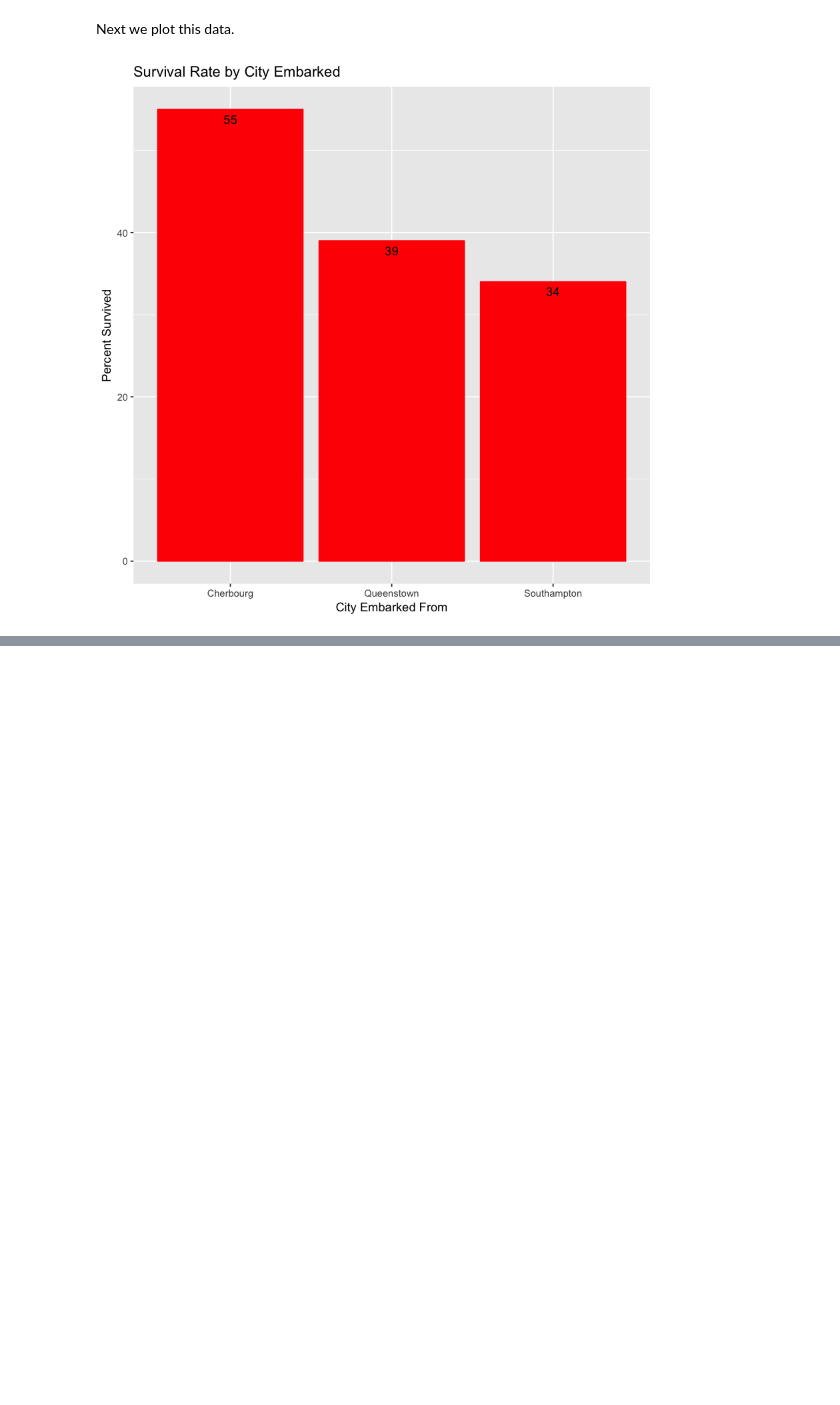
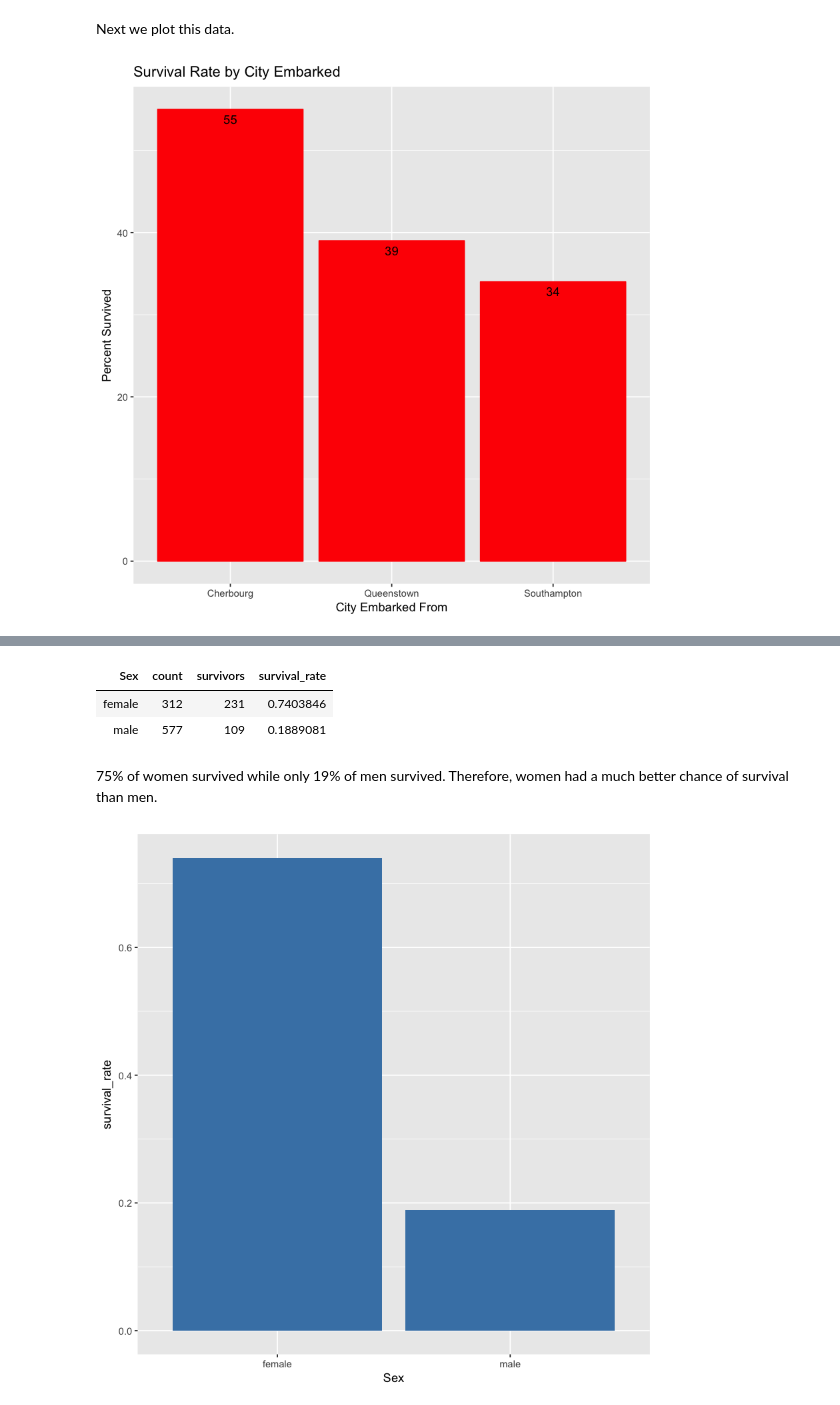
Before and after one commit to tjbencomo/Titanic, a Jupyter notebook: Tomas_Exploration.ipynb, the cells around one changed output, grey strips where cells are left out. Saved outputs shown, nothing was run; the diff lists cells and outputs as text; code cells hidden in the pictures; blank space fills up the shorter version.

```diff
--- a/Tomas_Exploration.ipynb
+++ b/Tomas_Exploration.ipynb
@@ -74,0 +75,14 @@ p
+# %%
+sex_df <- data %>% select(Survived, Pclass, Sex)
+sex_df <- sex_df %>% group_by(Sex) %>% summarize(count = length(Sex), survivors = sum(Survived), survival_rate = mean(Survived))
+sex_df
+# %% [output]
+| Sex | count | survivors | survival_rate |
+| female | 312 | 231 | 0.7403846 |
+| male | 577 | 109 | 0.1889081 |
+# %% [markdown]
+75% of women survived while only 19% of men survived. Therefore, women had a much better chance of survival than men.
+# %%
+ggplot(sex_df, aes(x = Sex, y = survival_rate)) + geom_bar(stat = 'identity', fill = 'steelblue')
+# %% [output]
+[figure, added]
```
Also changed, not shown: parts of 7 cells of this notebook.
